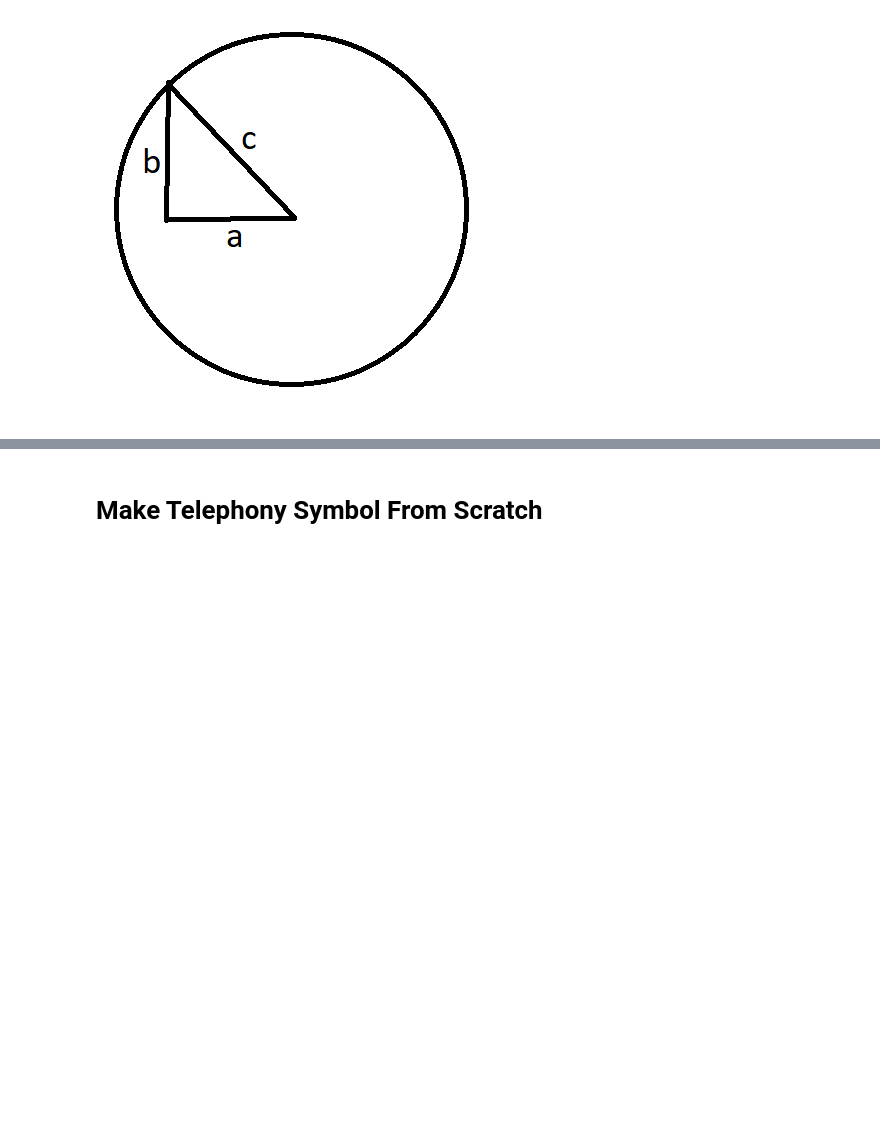
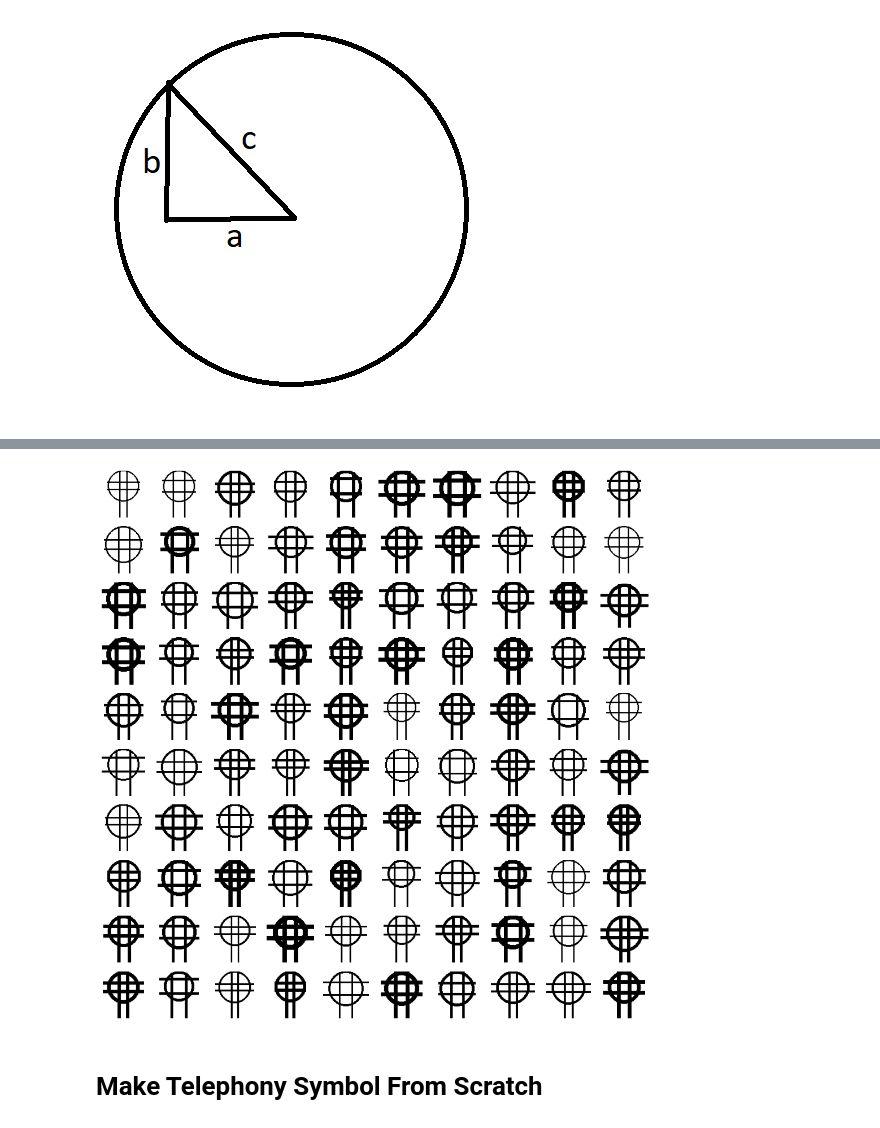
Before and after one commit to rdstern90/DSBA-6165-Project, a Jupyter notebook: Training Data Creation/train_data_creation.ipynb, the cells around one changed output, grey strips where cells are left out. Drawn from its saved outputs; the diff is of its cells as text; code cells hidden in the pictures; blank space fills up the shorter version.

Commit message:
updated with quad and also zip / delete folder function

```diff
--- a/Training Data Creation/train_data_creation.ipynb
+++ b/Training Data Creation/train_data_creation.ipynb
@@ -244,5 +244,5 @@ plot_images(img_list)
 # %%
 #actaully create the images as files
-for x in range(20):
+for x in range(500):
     img = draw_duplex_symbol()
-    img.save('../data/img_format/generated_symbols/duplex_' + str(x).zfill(2) + '.jpg')
+    img.save('../data/auto_generated_symbols/duplex/duplex_' + str(x).zfill(2) + '.jpg')
@@ -248,0 +251,81 @@ for x in range(20):
+# %%
+def draw_quadplex_symbol():
+
+    img = Image.new('RGB', (200, 200), color='white')
+
+    draw = ImageDraw.Draw(img)
+
+    line_thickness = random.randint(3, 7)
+    circ_thickness = line_thickness + random.randint(0, 1)
+
+    circ_corner = random.randint(20, 30)
+    circ_radius = random.randint(25, 35)
+    draw.ellipse((circ_corner, circ_corner, circ_corner + circ_radius*2, circ_corner + circ_radius*2), outline='black', width=circ_thickness)
+
+    circ_middle = circ_corner + circ_radius
+
+    tri_a = random.randint(7, 13) # distance from center of circle to each line
+    tri_b = math.sqrt(circ_radius**2 - tri_a**2)
+
+    # ~20% of images should have a random offset on one of the lines
+    offset_left = 0
+    offset_right = 0
+    if random.randint(0,100) <= 20:
+        offset = random.randint(1,4)
+        if random.randint(0,1) == 0:
+            offset_left = offset
+        else:
+            offset_right = offset
+
+    line_length = random.randint(20, 40) # line length from bottom of circle
+
+    draw.line((circ_middle-tri_a - offset_left,
+               circ_middle-tri_b,
+               circ_middle-tri_a - offset_left,
+               circ_middle+tri_b+line_length
+               ), fill='black', width=line_thickness)
+    draw.line((circ_middle+tri_a + offset_right,
+               circ_middle-tri_b,
+               circ_middle+tri_a + offset_right,
+               circ_middle+tri_b+line_length
+               ),fill='black', width=line_thickness)
+
+    quad_extend = random.randint(0, 12) # quad lines extent past circle bounds
+
+    draw.line((circ_corner-quad_extend,
+               circ_middle+tri_a,
+               circ_corner+circ_radius*2+quad_extend,
+               circ_middle+tri_a
+               ),fill='black', width=line_thickness)
+
+    draw.line((circ_corner-quad_extend,
+            circ_middle-tri_a,
+            circ_corner+circ_radius*2+quad_extend,
+            circ_middle-tri_a
+            ),fill='black', width=line_thickness)
+
+    # was having issues with getting crop to line up, so found a function online instead
+    #img = img.crop((circ_1, circ_1, circ_1 + circ_radius*2 + 1, circ_middle+tri_b+line_length))
+
+    def trim(im): # function I found online to trim whitespace
+        bg = Image.new(im.mode, im.size, im.getpixel((0,0)))
+        diff = ImageChops.difference(im, bg)
+        diff = ImageChops.add(diff, diff, 2.0, -100)
+        bbox = diff.getbbox()
+        if bbox:
+            return im.crop(bbox)
+
+    img = trim(img)
+
+    # thought about using a blur, but changed my mind
+    #img = img.filter(ImageFilter.GaussianBlur(radius = 0.7))
+
+    return img
+
+# just display images for testing purposes
+img_list = []
+for x in range(100):
+    img_list.append(draw_quadplex_symbol())
+plot_images(img_list)
+# %% [output]
+[figure, added]
```
Also changed, not shown: parts of 3 cells of this notebook.
